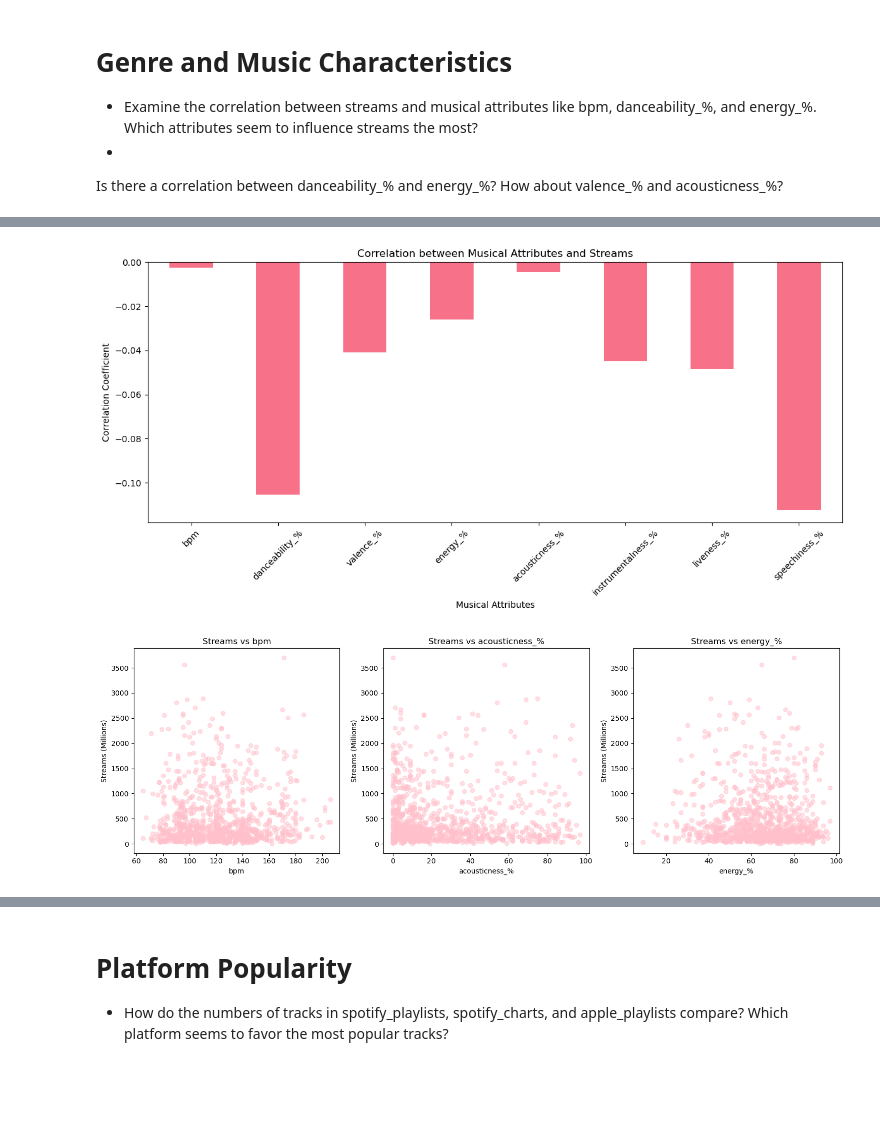
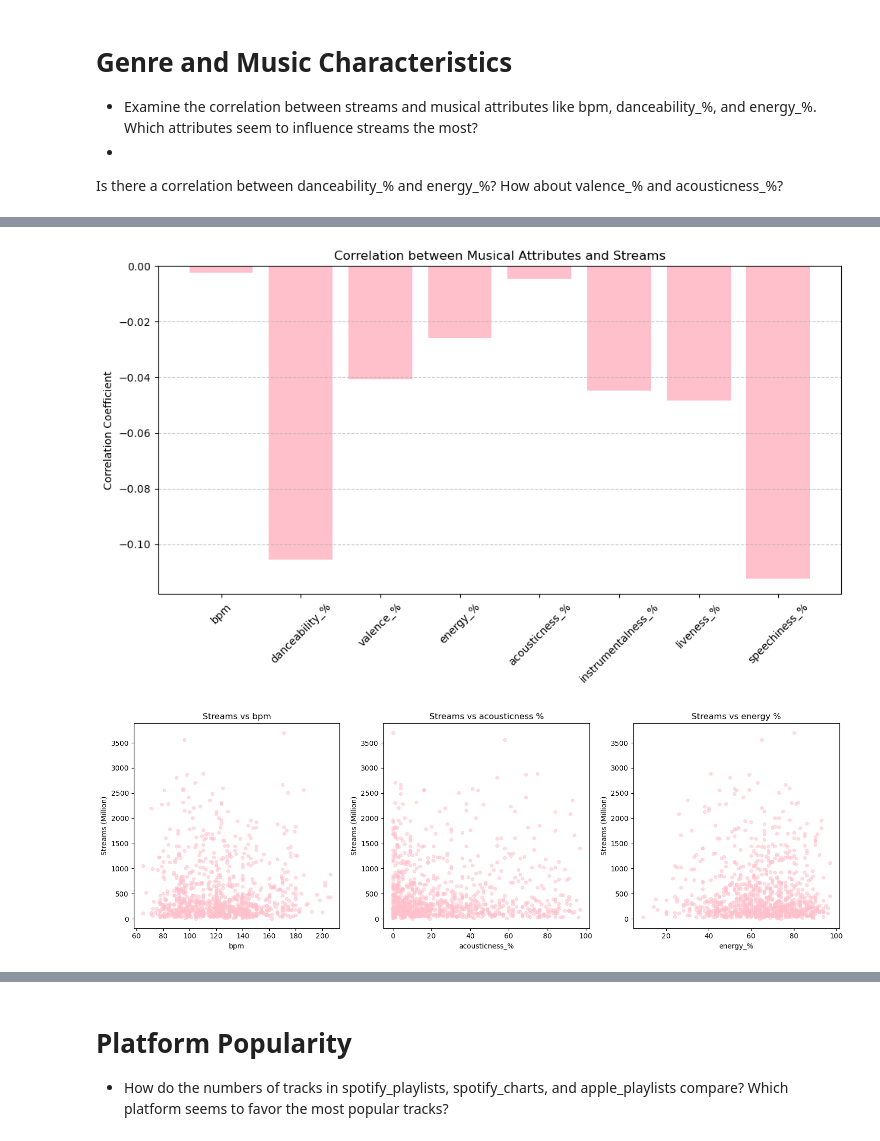
Before and after one commit to RileyManalang/Exploratory-Data-Analysis-on-Spotify-2023-Dataset, a Jupyter notebook: Data Exploratory of Spotify-2023.ipynb, the cells around one changed output, grey strips where cells are left out. Saved outputs shown, nothing was run; the diff lists cells and outputs as text; code cells hidden in the pictures; blank space fills up the shorter version.

```diff
--- a/Data Exploratory of Spotify-2023.ipynb
+++ b/Data Exploratory of Spotify-2023.ipynb
@@ -312,60 +312,86 @@ Month 12: 75 tracks
 -
 Is there a correlation between danceability_% and energy_%? How about valence_% and acousticness_%?
 # %%
+    # Make a correlation matrix heatmap
+    def plot_correlation_matrix(self):
+        """Create a correlation matrix heatmap of musical features."""
+        # Select the features in the exact order shown in the image
+        features = ['bpm', 'danceability_%', 'valence_%', 'energy_%', 'acousticness_%',
+                   'instrumentalness_%', 'liveness_%', 'speechiness_%']
 
-    def plot_correlation_analysis(self):
-        """Plot correlation matrix and correlation analysis of musical features."""
-        # Define musical features to analyze
-        musical_features = [
-            'bpm', 'danceability_%', 'valence_%', 'energy_%',
-            'acousticness_%', 'instrumentalness_%', 'liveness_%', 'speechiness_%',
-            'streams_m'
-        ]
+        # Calculate correlation matrix
+        corr_matrix = self.df[features].corr()
 
-        # Calculate correlations
-        correlation_matrix = self.df[musical_features].corr()
+        # Create figure with specific size to match the reference
+        plt.figure(figsize=(10, 8))
 
-        # 1. Plot correlation matrix heatmap
-        plt.figure(figsize=(12, 10))
-        sns.heatmap(correlation_matrix, annot=True, cmap='coolwarm', center=0, fmt='.3f')
+        # Create heatmap without mask (to show full matrix)
+        sns.heatmap(corr_matrix,
+                   annot=True,
+                   fmt='.3g',  # Format to match the reference
+                   cmap='RdBu_r',
+                   center=0,
+                   vmin=-1,
+                   vmax=1,
+                   square=True,
+                   cbar_kws={'label': ''})  # Remove colorbar label
+
         plt.title('Correlation Matrix of Musical Features')
+
+        # Adjust layout to prevent cutoff
         plt.tight_layout()
         plt.show()
 
-        # 2. Plot correlation bar chart
-        correlations = correlation_matrix['streams_m'].drop('streams_m')
+    # Plot correlation bar chart
+    def plot_stream_correlations(self):
+        """Create a bar plot of correlations between musical attributes and streams."""
+        features = ['bpm', 'danceability_%', 'valence_%', 'energy_%', 'acousticness_%',
+                   'instrumentalness_%', 'liveness_%', 'speechiness_%']
 
-        plt.figure(figsize=(12, 6))
-        correlations.plot(kind='bar')
+        plt.figure(figsize=(10, 6))
+        plt.bar(features, correlations, color='pink')
+        plt.xticks(rotation=45)
         plt.title('Correlation between Musical Attributes and Streams')
-        plt.xlabel('Musical Attributes')
         plt.ylabel('Correlation Coefficient')
-        plt.xticks(rotation=45)
+        plt.grid(axis='y', linestyle='--', alpha=0.7)
         plt.tight_layout()
         plt.show()
 
-        # 3. Create scatter plots for key features
+    def plot_scatter_plots(self):
+        """Create scatter plots comparing streams with various musical attributes."""
         fig, axes = plt.subplots(1, 3, figsize=(15, 5))
-        features = ['bpm', 'acousticness_%', 'energy_%']
 
-        for i, feature in enumerate(features):
-            axes[i].scatter(self.df[feature], self.df['streams_m'], alpha=0.5, color='pink')
-            axes[i].set_xlabel(feature)
-            axes[i].set_ylabel('Streams (Millions)')
-            axes[i].set_title(f'Streams vs {feature}')
+        # Plot 1: Streams vs BPM
+        axes[0].scatter(self.df['bpm'], self.df['streams_m'],
+                       alpha=0.5, color='pink', s=20)
+        axes[0].set_xlabel('bpm')
+        axes[0].set_ylabel('Streams (Million)')
+        axes[0].set_title('Streams vs bpm')
+
+        # Plot 2: Streams vs Acousticness
+        axes[1].scatter(self.df['acousticness_%'], self.df['streams_m'],
+                       alpha=0.5, color='pink', s=20)
+        axes[1].set_xlabel('acousticness_%')
+        axes[1].set_ylabel('Streams (Million)')
+        axes[1].set_title('Streams vs acousticness %')
+
+        # Plot 3: Streams vs Energy
+        axes[2].scatter(self.df['energy_%'], self.df['streams_m'],
+                       alpha=0.5, color='pink', s=20)
+        axes[2].set_xlabel('energy_%')
+        axes[2].set_ylabel('Streams (Million)')
+        axes[2].set_title('Streams vs energy %')
 
         plt.tight_layout()
         plt.show()
 
-        return correlation_matrix
+    # Example usage:
+    if __name__ == "__main__":
+        # Initialize analyzer with your CSV file
+        analyzer = SpotifyAnalyzer('spotify-2023.csv')
 
-# Example usage:
-    if __name__ == "__main__":
-        analyzer = SpotifyCorrelationAnalyzer('spotify-2023.csv')
-        correlations = analyzer.plot_correlation_analysis()
-
-        # Print numerical correlation values
-        print("\nCorrelations with streams:")
-        stream_correlations = correlations['streams_m'].sort_values(ascending=False)
-        print(stream_correlations)
+        # Generate all visualizations
+        analyzer.plot_correlation_matrix()
+        analyzer.plot_stream_correlations()
+        analyzer.plot_scatter_plots()
 # %% [output]
@@ -373,2 +399,2 @@ Is there a correlation between danceability_% and energy_%? How about valence_%
-[figure, old version]
+[figure, new version]
 [figure]
```
Also changed, not shown: parts of 1 cell of this notebook.
